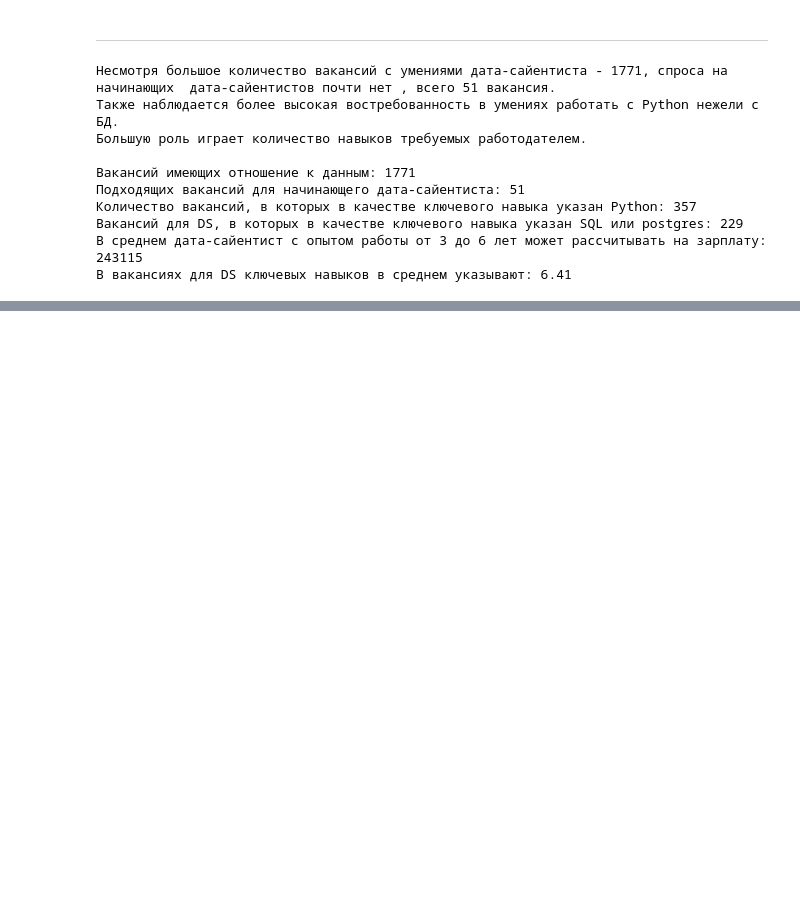
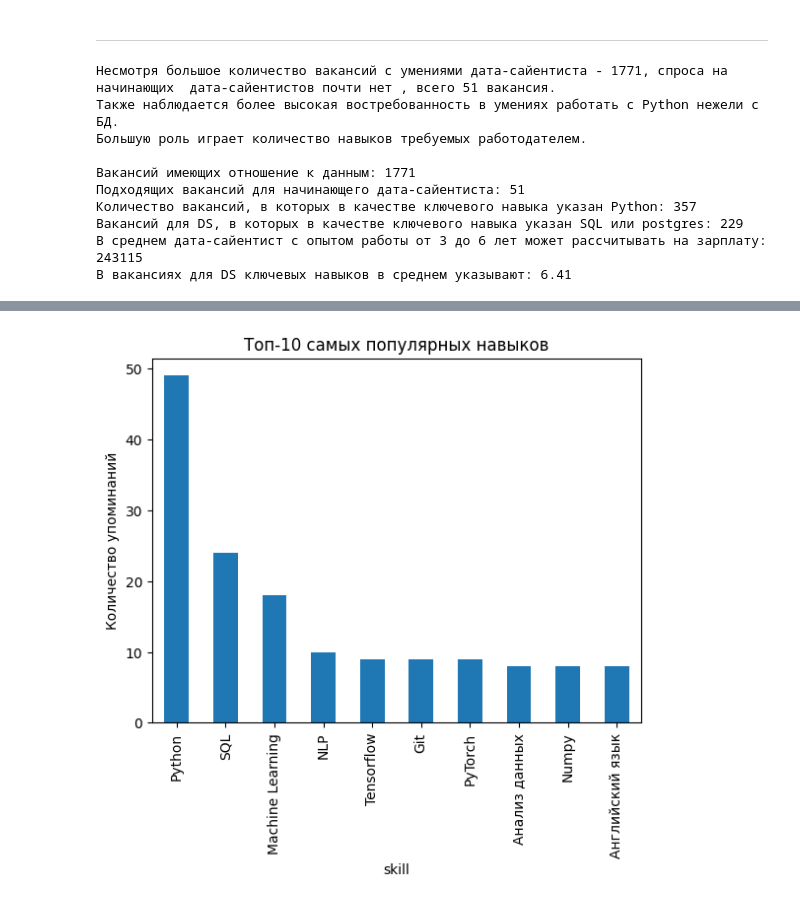
Before and after one commit to VladimirShumilin/PROJECT-2, a Jupyter notebook: Project_2_Ноутбук_шаблон.ipynb, the cells around one changed output, grey strips where cells are left out. Drawn from its saved outputs; the diff is of its cells as text; code cells hidden in the pictures; blank space fills up the shorter version.

```diff
--- a/Project_2_Ноутбук_шаблон.ipynb
+++ b/Project_2_Ноутбук_шаблон.ipynb
@@ -709,3 +715,32 @@ print(f"В вакансиях для DS ключевых навыков в ср
 # %%
 # подведем итог исследования, обобщите выводы
 # здесь можно (это будет плюсом) провести дополнительные исследования данных, сделать прогнозы, продумать варианты продолжения исследования
+query = '''select *
+FROM vacancies
+WHERE (name ilike '%data scientist%' or
+		 name ilike '%data science%' or
+		 name ilike '%исследователь данных%' or
+		(name like '%ML%' and name not like '%HTML%') or
+		 name ilike '%machine learning%' or
+		 name ilike '%машинн%обучен%')
+         and (salary_from is not null or salary_to is not null)'''
+
+df = pd.read_sql_query(query, connection)
+
+# Удаление NaN и пустых значений
+df['key_skills'] = df['key_skills'].fillna('')
+
+# Разделение и подсчет навыков в каждой вакансии
+skills = df['key_skills'].str.split('\t').explode()
+skill_counts = Counter(skills)
+skills_df = pd.DataFrame(skill_counts.items(), columns=['skill', 'count'])
+
+# выбор топ-10 самых популярных навыков
+top_skills = skills_df.sort_values(by='count', ascending=False).head(10)
+
+
+top_skills.plot(kind='bar', x='skill', y='count', legend=False, title='Топ-10 самых популярных навыков')
+plt.ylabel('Количество упоминаний')
+plt.show()
+# %% [output]
+[figure, added]
```
Also changed, not shown: parts of 12 cells of this notebook.
